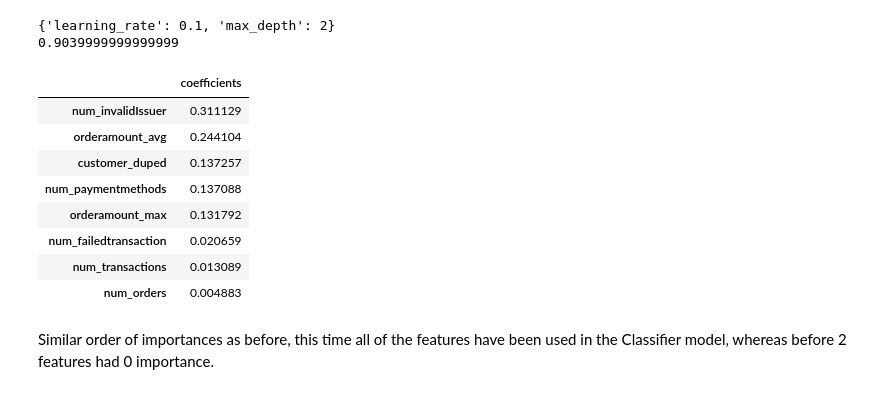
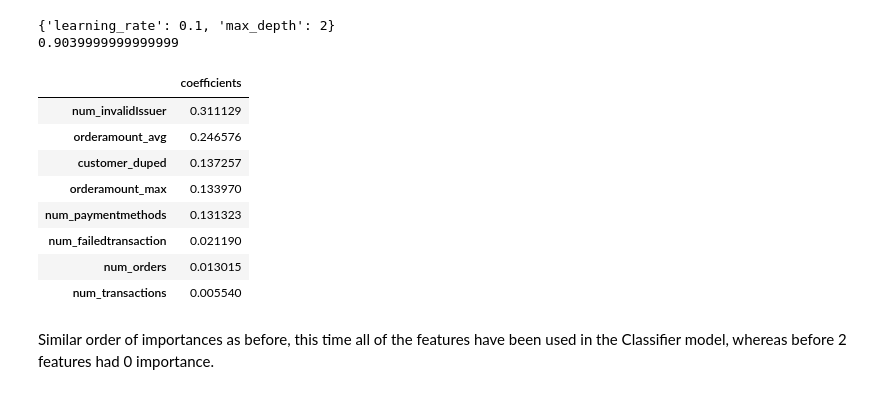
Before and after one commit to noahberhe/code-test-data-science, a Jupyter notebook: Ravelin_Data_Science_Test.ipynb, the cells around one changed output. Saved outputs shown, nothing was run; the diff lists cells and outputs as text; code cells hidden in the pictures.

```diff
--- a/Ravelin_Data_Science_Test.ipynb
+++ b/Ravelin_Data_Science_Test.ipynb
@@ -400,16 +425,16 @@ y = le.fit_transform(y)
 X_train, X_test, y_train, y_test = train_test_split(X, y, random_state=1)
 
 scaler = StandardScaler()
-X_train = scaler.fit_transform(X_train)
-X_test = scaler.transform(X_test)
+Xstd_train = scaler.fit_transform(X_train)
+Xstd_test = scaler.transform(X_test)
 # %% [markdown]
 ### Logistic Regression
 # %%
 from sklearn.linear_model import LogisticRegressionCV
 
 lrcv = LogisticRegressionCV(max_iter=10000)
-lrcv.fit(X_train, y_train)
-print(lrcv.score(X_test, y_test))
+lrcv.fit(Xstd_train, y_train)
+print(lrcv.score(Xstd_test, y_test))
 print(lrcv.C_)
 # %% [output]
 0.8809523809523809
@@ -487,7 +512,7 @@ dt = DecisionTreeClassifier()
 params = {'max_depth': range(2,10)}
 
 gs_dt = GridSearchCV(dt, params)
-gs_dt.fit(X_train, y_train)
+gs_dt.fit(Xstd_train, y_train)
 print(gs_dt.best_params_)
 print(gs_dt.best_score_)
 # %% [output]
@@ -567,27 +592,27 @@ params = {'learning_rate': np.linspace(.01,0.1,4),
           'max_depth': range(2,5)}
 
 gs_gb = GridSearchCV(gb, params)
-gs_gb.fit(X_train, y_train)
+gs_gb.fit(Xstd_train, y_train)
 print(gs_gb.best_params_)
 print(gs_gb.best_score_)
 # %% [output]
 {'learning_rate': 0.1, 'max_depth': 2}
 0.9039999999999999
 # %%
-gs_gb_coefficients = pd.DataFrame(gs_gb.best_estimator_.feature_importances_,
+gs_gb_importances = pd.DataFrame(gs_gb.best_estimator_.feature_importances_,
                                   index=X.columns,
                                   columns=['coefficients']).sort_values('coefficients',ascending=False)
-gs_gb_coefficients
+gs_gb_importances
 # %% [output]
 |  | coefficients |
 | num_invalidIssuer | 0.311129 |
-| orderamount_avg | 0.244104 |
+| orderamount_avg | 0.246576 |
 | customer_duped | 0.137257 |
-| num_paymentmethods | 0.137088 |
-| orderamount_max | 0.131792 |
-| num_failedtransaction | 0.020659 |
-| num_transactions | 0.013089 |
-| num_orders | 0.004883 |
+| orderamount_max | 0.133970 |
+| num_paymentmethods | 0.131323 |
+| num_failedtransaction | 0.021190 |
+| num_orders | 0.013015 |
+| num_transactions | 0.005540 |
 # %% [markdown]
 Similar order of importances as before, this time all of the features have been used in the Classifier model, whereas before 2 features had 0 importance.
 # %%
```
Also changed, not shown: parts of 18 cells of this notebook.
